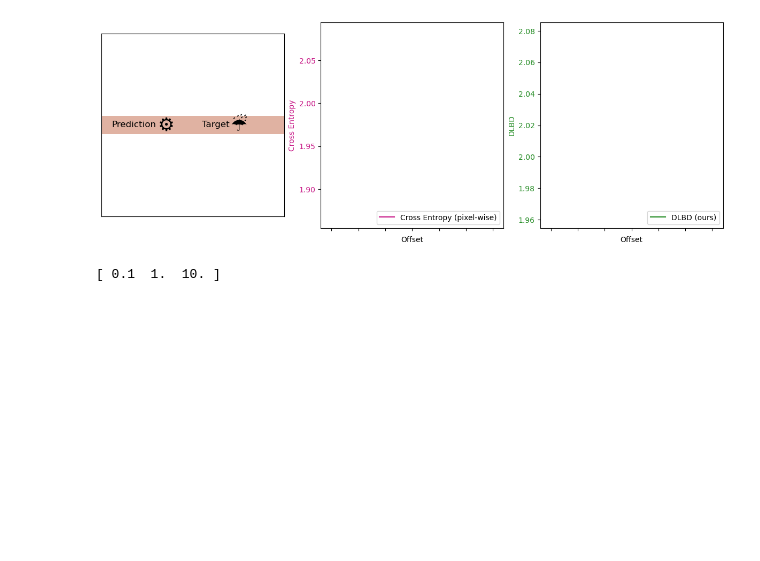
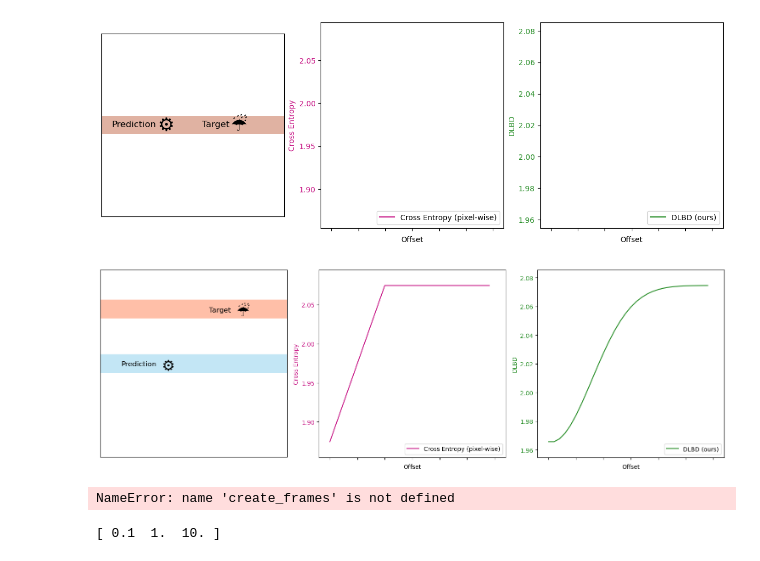
Before and after one commit to Osrip/deep_learn_rain_nowcasting, a Jupyter notebook: notebooks/toy_example_dlbd.ipynb, the cells around one changed output. Cells and saved outputs as stored; diff of their text form; code cells hidden in the pictures; blank space fills up the shorter version.

Commit message:
added DLBD axample save last animation frame

```diff
--- a/notebooks/toy_example_dlbd.ipynb
+++ b/notebooks/toy_example_dlbd.ipynb
@@ -148,8 +149,8 @@ target_upper.shape
 # %% [output]
 torch.Size([1, 16, 100, 100])
 # %%
-target_upper = one_hot_to_lognorm_mm(target_upper, linspace_binning, linspace_binning_max, channel_dim=1)
-pred_lower = one_hot_to_lognorm_mm(pred_lower, linspace_binning, linspace_binning_max, channel_dim=1)
+target_upper = one_hot_to_lognormed_mm(target_upper, linspace_binning, channel_dim=1)
+pred_lower = one_hot_to_lognormed_mm(pred_lower, linspace_binning, channel_dim=1)
 
 target_upper = target_upper[0]
 pred_lower = pred_lower[0]
@@ -357,6 +360,27 @@ ani = FuncAnimation(fig, lambda frame_idx: update(frame_idx, target_pixel_frames
 ani.save('/Users/jan/Downloads/animation54_no_scaling.gif', writer='ffmpeg', fps=5, dpi=150)
 # %% [output]
 [figure]
+# %%
+#SAVE THE LAST FRAME AS A PDF
+# Set up figure and subplots
+
+fig, ax = plt.subplots(1, 3, figsize=(15, 5))
+
+# Create all frames
+target_pixel_frames, pred_pixel_frames, rmses, dlbds = create_frames(len(offsets))
+
+# Get the final frame (last index)
+final_frame_idx = len(offsets) - 1
+
+# Update with just the final frame
+update(final_frame_idx, target_pixel_frames, pred_pixel_frames, rmses, dlbds, offsets)
+
+# Adjust layout and save as PDF
+plt.tight_layout()
+plt.savefig('/Users/jan/Downloads/dlbd_example_final_frame.pdf', format='pdf')
+plt.show()
+# %% [output]
+[figure, added]
 # %%
 
 # sigmas = np.logspace(-1, np.log10(20), 10)
@@ -430,6 +454,8 @@ fig, ax = plt.subplots(1, 2, figsize=(12, 6))
 
 ani = FuncAnimation(fig, lambda frame_idx: update(frame_idx, dlbds_list, sigmas), frames=len(sigmas), repeat=False)
 ani.save('/Users/jan/Downloads/animation_sigma_21_lin_final.mp4', writer='ffmpeg', fps=30)
+# %% [output]
+NameError: name 'create_frames' is not defined
 # %%
 sigmas = np.logspace(-1, 1, 3)
 print(sigmas)
```
Also changed, not shown: parts of 2 cells of this notebook.
